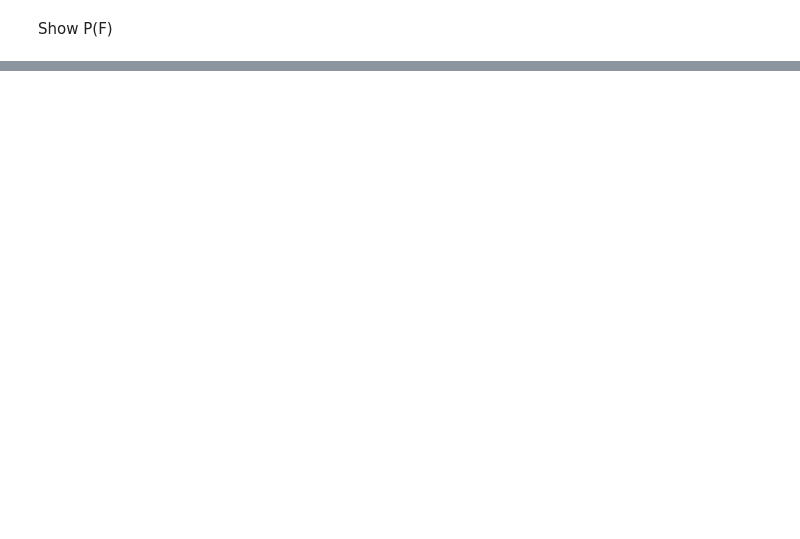
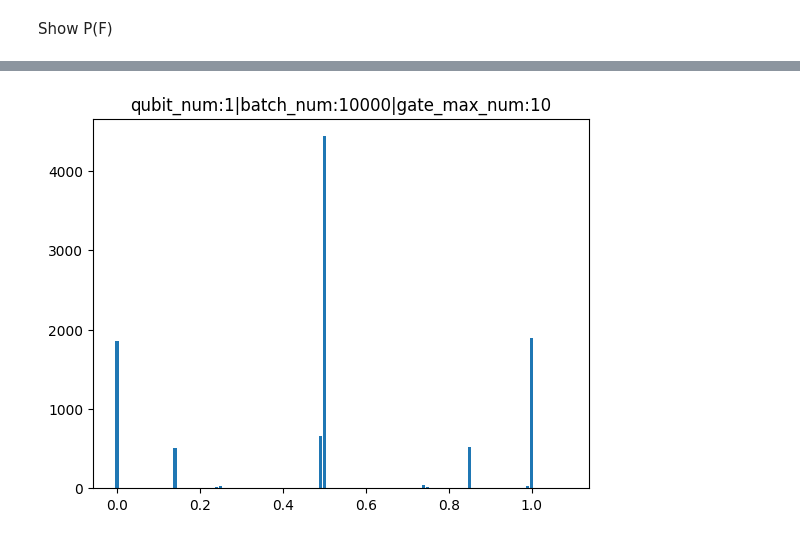
Before and after one commit to ChuhanZhou/Random_Circuit_Sampling, a Jupyter notebook: demo.ipynb, the cells around one changed output, grey strips where cells are left out. Drawn from its saved outputs; the diff is of its cells as text; code cells hidden in the pictures; blank space fills up the shorter version.

```diff
--- a/demo.ipynb
+++ b/demo.ipynb
@@ -30,0 +37,4 @@ circuits.show_p_f(f_list,input_qubit_number,max_gate_number,batch_calculation_nu
+# %%
+batch_calculation_number *= 10
+f_list = circuits.rcs(input_qubit_number,max_gate_number,batch_calculation_number)
+circuits.show_p_f(f_list,input_qubit_number,max_gate_number,batch_calculation_number)
@@ -30,0 +54,5 @@ circuits.show_p_f(f_list,input_qubit_number,max_gate_number,batch_calculation_nu
+# %%
+batch_calculation_number *= 10
+f_list = circuits.rcs(input_qubit_number,max_gate_number,batch_calculation_number)
+circuits.show_p_f(f_list,input_qubit_number,max_gate_number,batch_calculation_number)
+# %% [output]
@@ -30,0 +70 @@ circuits.show_p_f(f_list,input_qubit_number,max_gate_number,batch_calculation_nu
+[figure, added]
```
Also changed, not shown: parts of 14 cells of this notebook, 2 other files.
